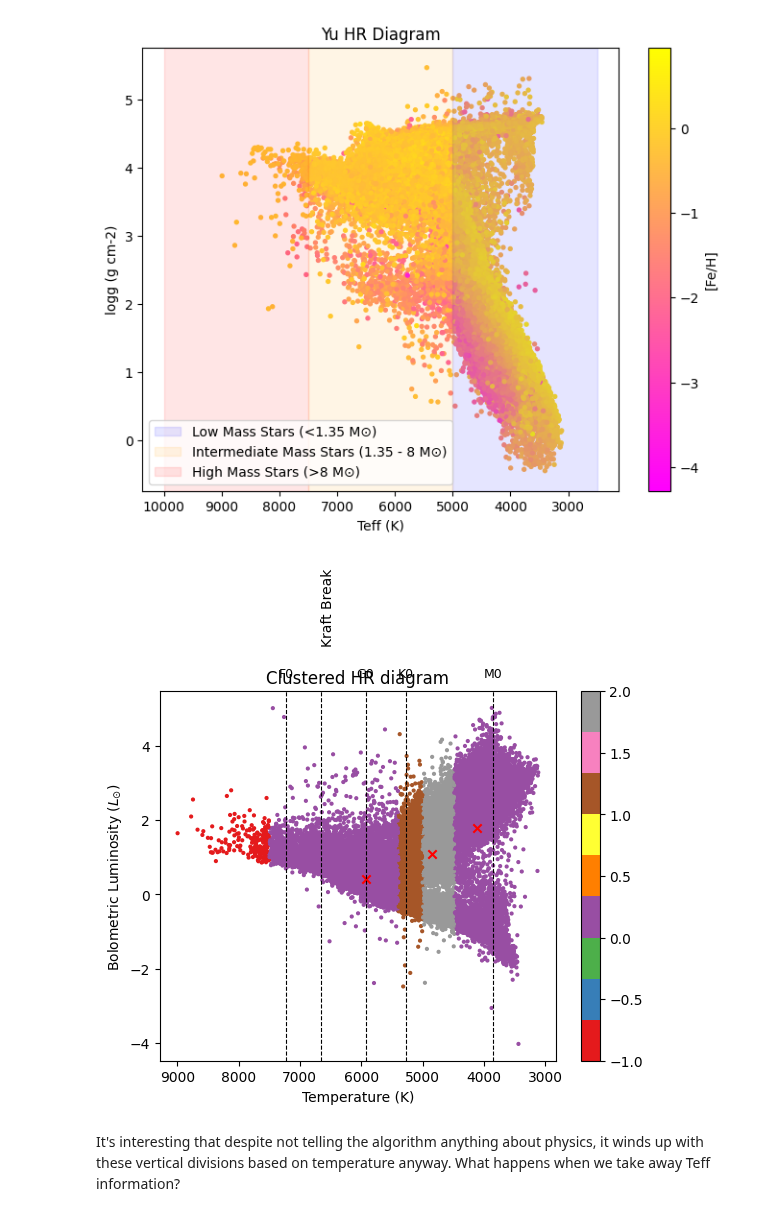
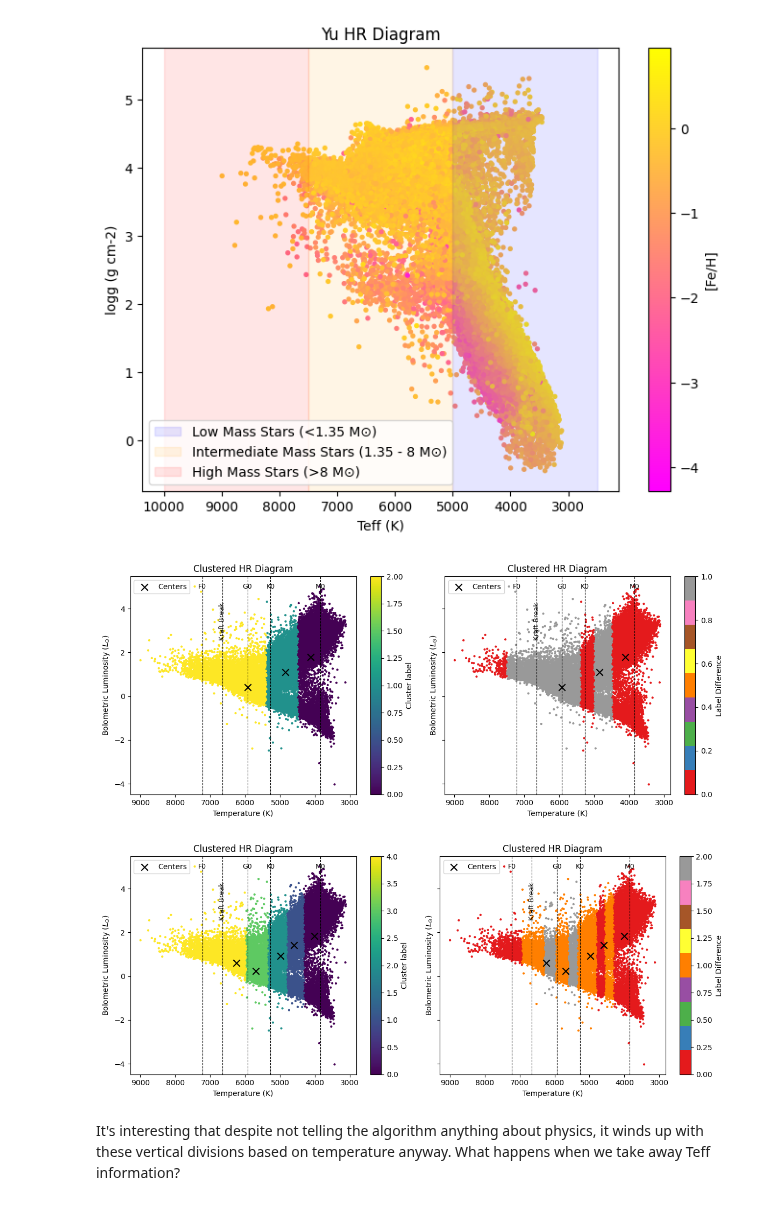
Before and after one commit to PK0207/geology_final_project, a Jupyter notebook: Yu_data.ipynb, the cells around one changed output. Saved outputs shown, nothing was run; the diff lists cells and outputs as text; code cells hidden in the pictures.

Commit message:
functionalized clustering code

```diff
--- a/Yu_data.ipynb
+++ b/Yu_data.ipynb
@@ -183,3 +183,13 @@ fitcolsT = [
     #"e_radius", #error in radius
 ]
 XT = df[fitcolsT]
+
+
+masses = [
+    df['Teff'] < 5000,
+    (df['Teff'] >= 5000) & (df['Teff'] < 7500),
+    df['Teff'] >= 7500
+]
+mass_labels = [0, 1, 2]
+
+labels_3clust = np.select(masses, mass_labels)
@@ -194,27 +196,4 @@ centersT = kmeansT.cluster_centers_
-# %%
-points=plt.scatter(XT['Teff'].iloc[::5], XT['logL'].iloc[::5], c=labelsT[::5]-df['label'].iloc[::5], s=4, cmap='Set1')
-#points=plt.scatter(XT['Teff'].iloc[::5], XT['logL'].iloc[::5], c=labelsT[::5], s=4)
-spectral_types_break = ['F0', 'Kraft Break', 'G0', 'K0', 'M0']
-teff_values = [7220, 6650, 5930, 5270, 3850]
-
-y_top = plt.ylim()[0]
-for teff, label in zip(teff_values, spectral_types_break):
-    plt.axvline(teff, color='black', linestyle='--', linewidth=0.8)
-
-    if label == 'Kraft Break':
-        plt.text(teff, y_top + 1.2, label, rotation=90, verticalalignment='bottom',
-                 horizontalalignment='left', fontsize=10, color='black')
-    else:
-        plt.text(teff, y_top + 0.3, label, rotation=0, verticalalignment='bottom',
-                 horizontalalignment='center', fontsize=9, color='black')
-
-plt.scatter(np.array(centersT[:,0]), np.array(centersT[:,4]), marker='x', c='r')
-plt.title("Clustered HR diagram")
-plt.gca().invert_xaxis()
-plt.xlabel('Temperature (K)')
-plt.ylabel(r'Bolometric Luminosity ($L_{\odot}$)')
-plt.colorbar(points)
-#plt.savefig('Yu_acc_withTemp.png', dpi=200)
-plt.show()
-# %% [output]
-[figure, removed]
+# %%
+clustering(3, XT, labels_3clust)
+# %% [output]
+[figure, added]
@@ -221,3 +222,7 @@ plt.show()
+# %%
+clustering(5, XT, labels_5clust)
+# %% [output]
+[figure, added]
 # %% [markdown]
 It's interesting that despite not telling the algorithm anything about physics, it winds up with these vertical divisions based on temperature anyway. What happens when we take away Teff information?
 # %% [markdown]
```
Also changed, not shown: parts of 7 cells of this notebook.
